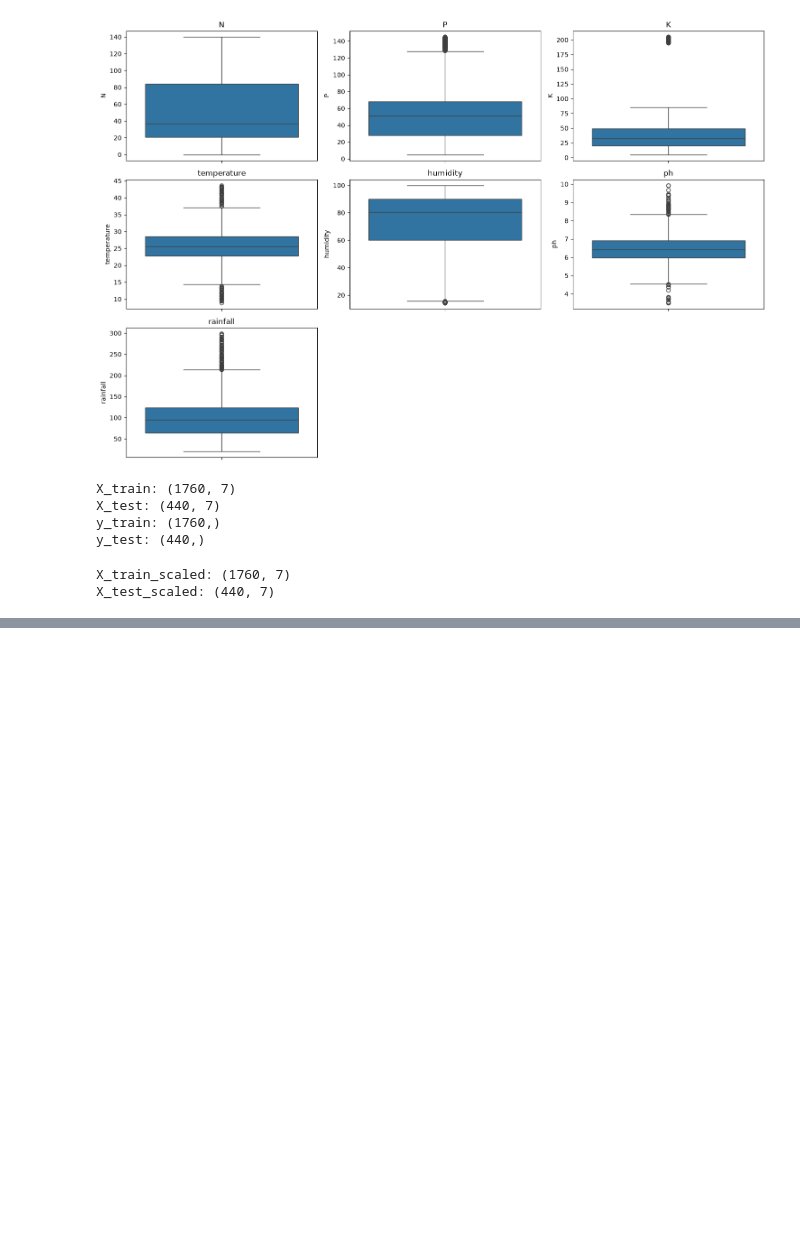
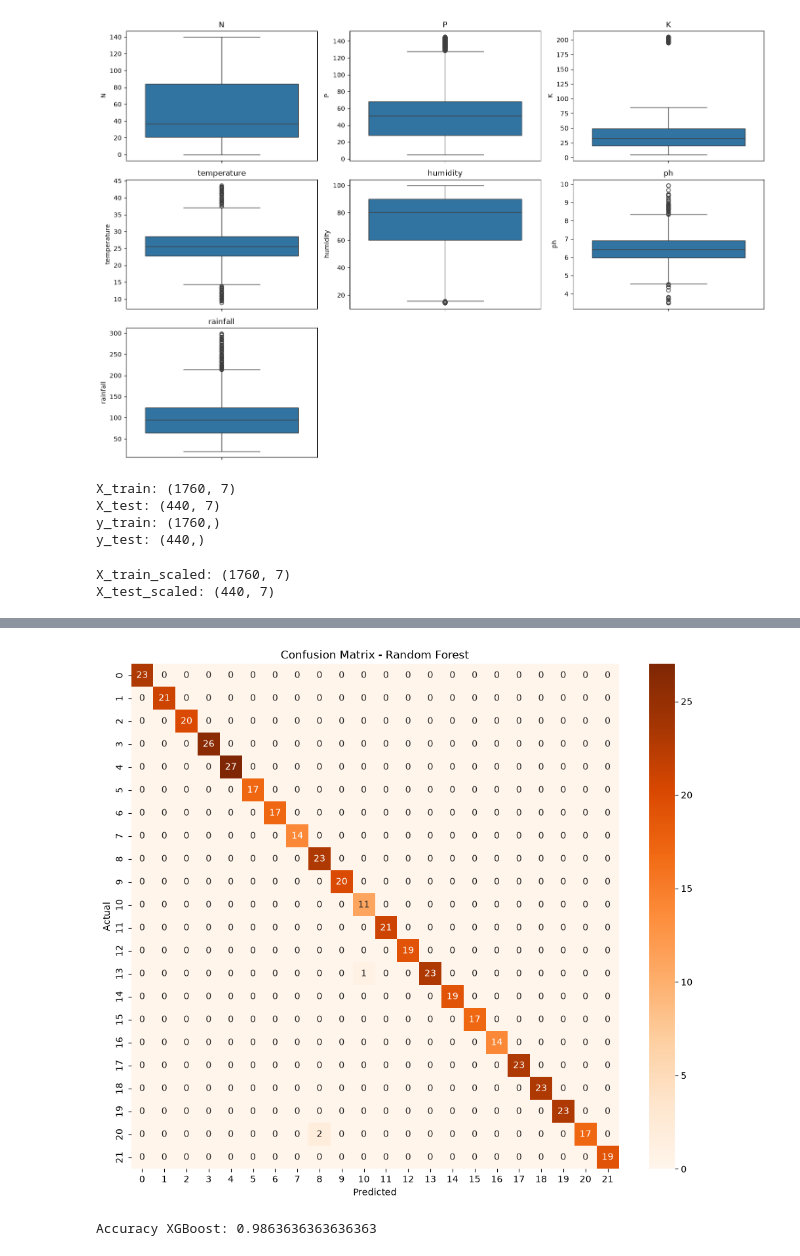
Before and after one commit to phoebetn31/Crop-Recommendation-Project, a Jupyter notebook: notebook/crop_prediction.ipynb, the cells around one changed output, grey strips where cells are left out. Cells and saved outputs as stored; diff of their text form; code cells hidden in the pictures; blank space fills up the shorter version.

```diff
--- a/notebook/crop_prediction.ipynb
+++ b/notebook/crop_prediction.ipynb
@@ -186,0 +295,20 @@ X_test_scaled: (440, 7)
+# %%
+#mô hình Random Forest
+from sklearn.ensemble import RandomForestClassifier
+
+# Khởi tạo mô hình
+rf = RandomForestClassifier(
+    n_estimators=100,
+    random_state=42
+)
+
+# Huấn luyện
+rf.fit(X_train_scaled, y_train)
+
+# Dự đoán
+y_pred_rf = rf.predict(X_test_scaled)
+
+# Đánh giá
+acc_rf = accuracy_score(y_test, y_pred_rf)
+
+print("Accuracy Random Forest:", acc_rf)
@@ -186,0 +338,38 @@ X_test_scaled: (440, 7)
+# %%
+#ma trận confusion của Random Forest
+cm = confusion_matrix(y_test, y_pred_rf)
+
+plt.figure(figsize=(12,10))
+sns.heatmap(cm, annot=True, fmt='d', cmap='Oranges')
+plt.title("Confusion Matrix - Random Forest")
+plt.xlabel("Predicted")
+plt.ylabel("Actual")
+plt.show()
+# %% [output]
+[figure, added]
+# %%
+#thêm mô hình XGBoost
+from xgboost import XGBClassifier
+from sklearn.preprocessing import LabelEncoder
+
+#mã hóa nhãn
+le = LabelEncoder()
+
+y_train_enc = le.fit_transform(y_train)
+y_test_enc = le.transform(y_test)
+
+#huấn luyện mô hình XGBoost
+xgb = XGBClassifier(
+    random_state=42,
+    eval_metric='mlogloss'
+)
+
+xgb.fit(X_train_scaled, y_train_enc)
+
+y_pred_xgb = xgb.predict(X_test_scaled)
+
+acc_xgb = accuracy_score(y_test_enc, y_pred_xgb)
+
+print("Accuracy XGBoost:", acc_xgb)
+# %% [output]
+Accuracy XGBoost: 0.9863636363636363
```
Also changed, not shown: parts of 12 cells of this notebook.
